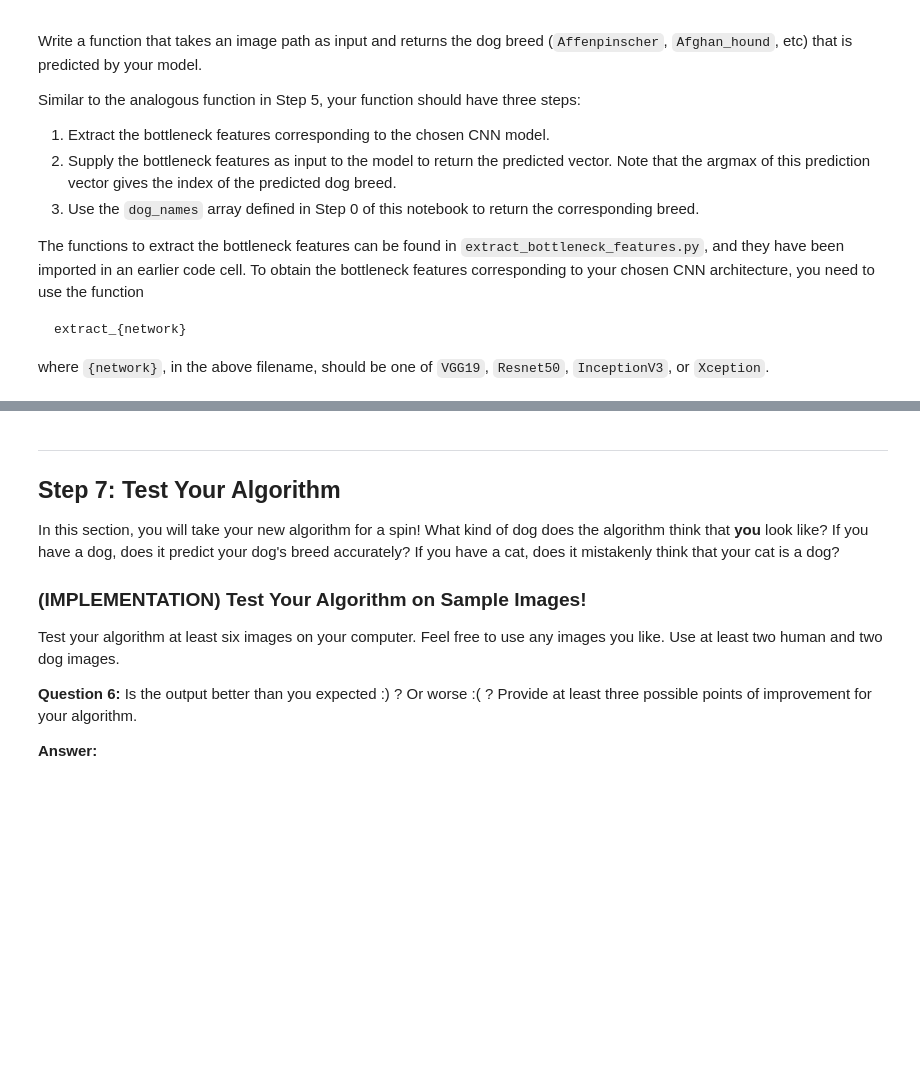
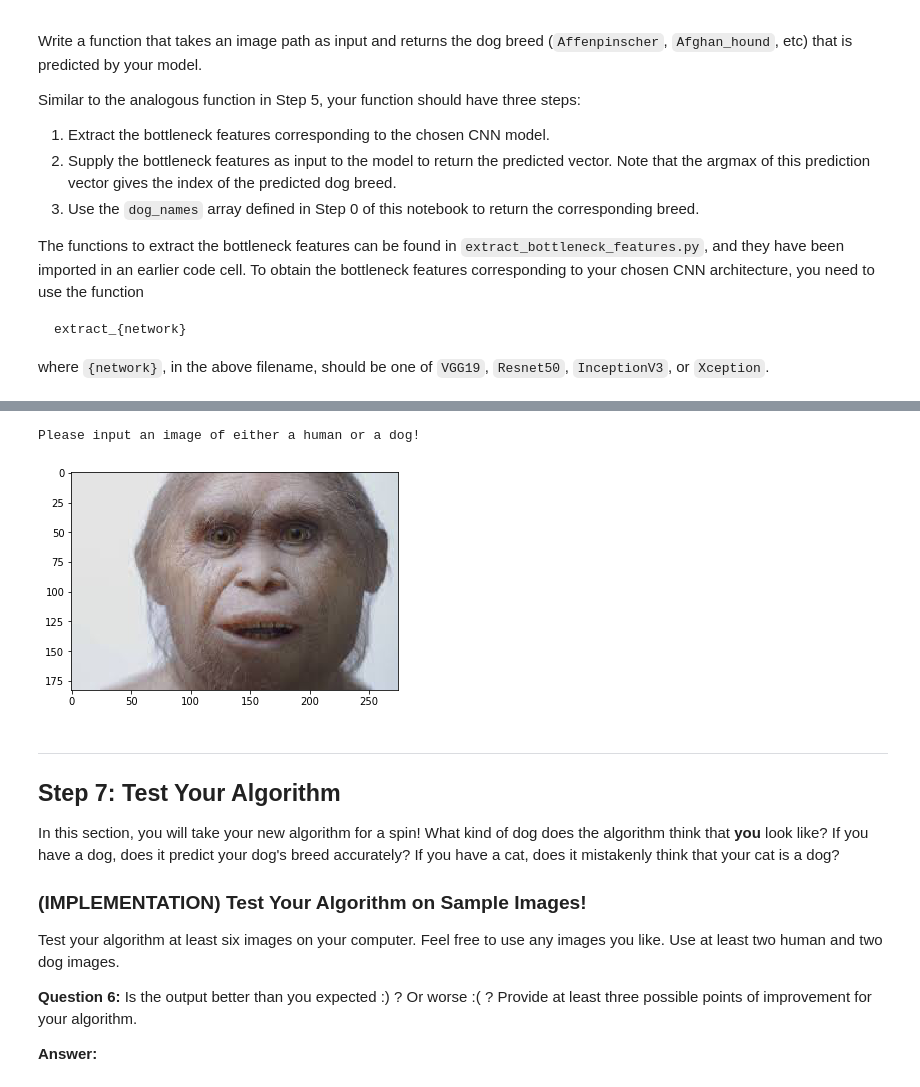
Before and after one commit to geooeg/DogApp, a Jupyter notebook: dog_app.ipynb, the cells around one changed output, grey strips where cells are left out. Cells and saved outputs as stored; diff of their text form; code cells hidden in the pictures; blank space fills up the shorter version.

```diff
--- a/dog_app.ipynb
+++ b/dog_app.ipynb
@@ -606,7 +614,7 @@ In the code block below, extract the bottleneck features corresponding to the tr
 # %%
 ### TODO: Obtain bottleneck features from another pre-trained CNN.
 import numpy as np
-bottleneck_features = np.load('bottleneck_features/DogXceptionData.npz')
+bottleneck_features = np.load('bottleneck_features/DogResnet50Data.npz')
 train_Xception = bottleneck_features['train']
 valid_Xception = bottleneck_features['valid']
 test_Xception = bottleneck_features['test']
@@ -646,10 +682,11 @@ Train your model in the code cell below.  Use model checkpointing to save the mo
 You are welcome to [augment the training data](https://blog.keras.io/building-powerful-image-classification-models-using-very-little-data.html), but this is not a requirement.
 # %%
 ### TODO: Train the model.
-checkpointer = ModelCheckpoint(filepath='saved_models/weights.best.Xception.hdf5',
+
+checkpointer = ModelCheckpoint(filepath='saved_models/weights.best.Resnet50.hdf5',
                                verbose=1, save_best_only=True)
 
-early_stop = EarlyStopping(monitor='val_loss', min_delta=0.005, patience=5, verbose=0, mode='auto')
+#early_stop = EarlyStopping(monitor='val_loss', min_delta=0.005, patience=5, verbose=0, mode='auto')
 
-Xception_model.fit(train_Xception, train_targets, validation_data=(valid_Xception, valid_targets),
-          epochs=20, batch_size=20, callbacks=[checkpointer, early_stop], verbose=1)
+model_Xception.fit(train_Xception, train_targets, validation_data=(valid_Xception, valid_targets),
+          epochs=20, batch_size=20, callbacks=[checkpointer], verbose=1)
@@ -657,7 +720,7 @@ Xception_model.fit(train_Xception, train_targets, validation_data=(valid_Xceptio
 ### (IMPLEMENTATION) Load the Model with the Best Validation Loss
 # %%
 ### TODO: Load the model weights with the best validation loss.
-model_Xception.load_weights('saved_models/weights.best.Xception.hdf5')
+model_Xception.load_weights('saved_models/weights.best.Resnet50.hdf5')
 # %% [markdown]
 ### (IMPLEMENTATION) Test the Model
 
@@ -691,7 +756,7 @@ where `{network}`, in the above filename, should be one of `VGG19`, `Resnet50`,
 ### and returns the dog breed that is predicted by the model.
 def Xception_predict_breed(img_path):
     # extract bottleneck features
-    bottleneck_feature = extract_Xception(path_to_tensor(img_path))
+    bottleneck_feature = extract_Resnet50(path_to_tensor(img_path))
     # obtain predicted vector
     predicted_vector = model_Xception.predict(bottleneck_feature)
     # return dog breed that is predicted by the model
@@ -733,7 +798,10 @@ def human_dog_detector_Xception(img_path):
     plt.show()
     return
 # %%
-dog_breed_detector_Xception("images/image1.jpg")
+human_dog_detector_Xception("images/images3.jpg")
+# %% [output]
+Please input an image of either a human or a dog!
+[figure, added]
 # %% [markdown]
 ---
 <a id='step7'></a>
```
Also changed, not shown: parts of 15 cells of this notebook, 1 other file.
